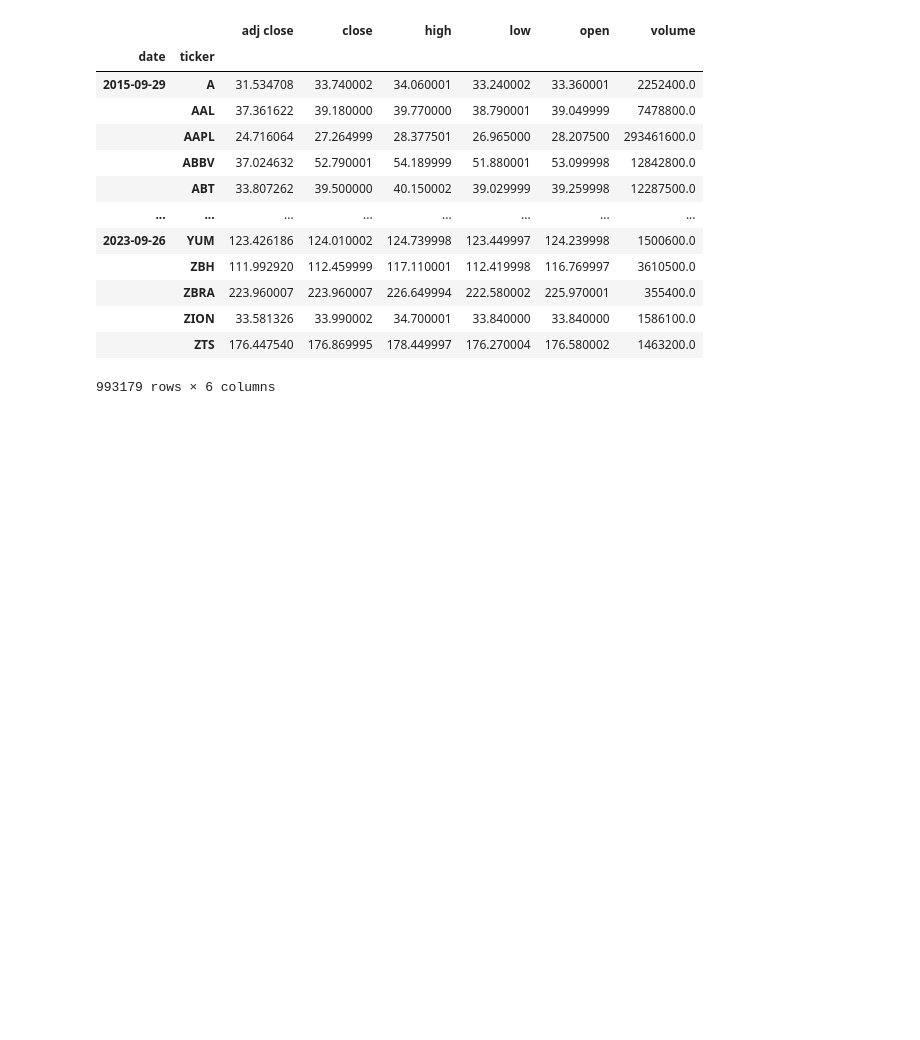
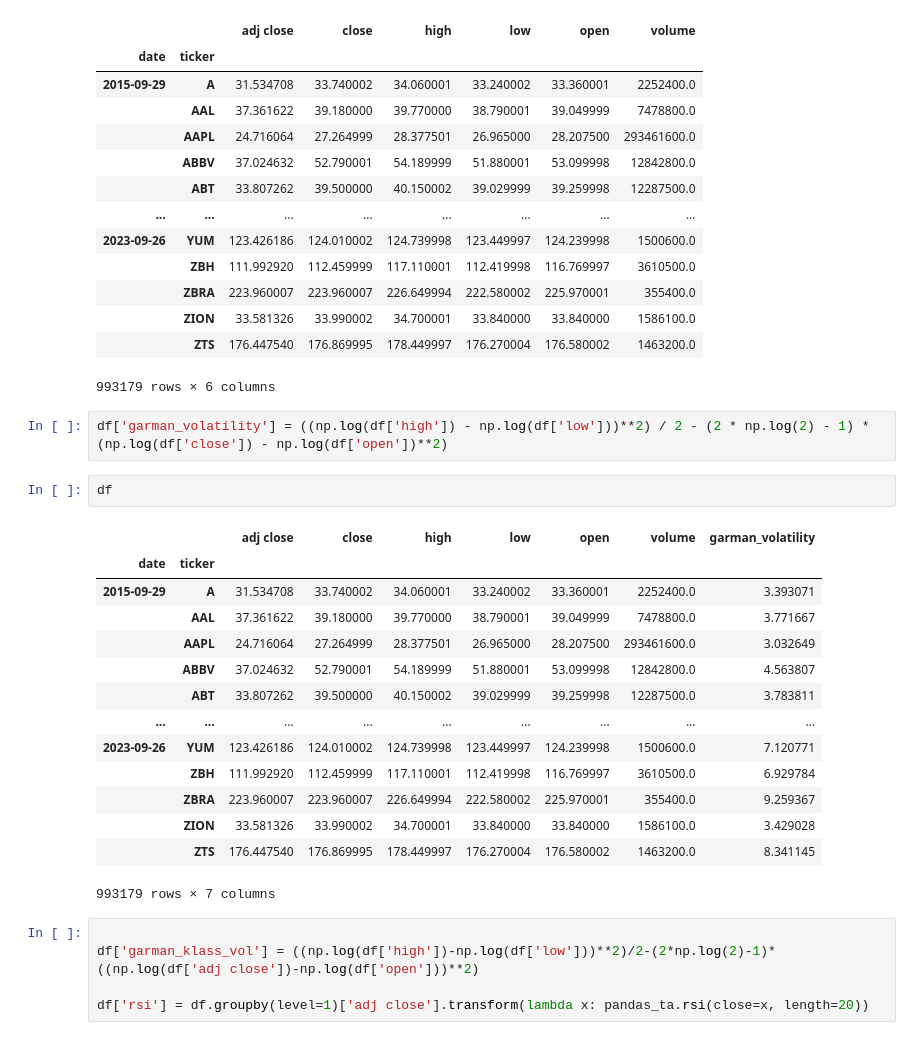
Before and after one commit to ranjan2829/Quant, a Jupyter notebook: Quant_&_Algorithmic_trading_strategy.ipynb, the cells around one changed output. Cells and saved outputs as stored; diff of their text form; blank space fills up the shorter version.

```diff
--- a/Quant_&_Algorithmic_trading_strategy.ipynb
+++ b/Quant_&_Algorithmic_trading_strategy.ipynb
@@ -72,3 +72,27 @@ ERROR:yfinance:['VLTO']: Exception("%ticker%: Data doesn't exist for startDate =
 |  | ZION | 33.581326 | 33.990002 | 34.700001 | 33.840000 | 33.840000 | 1586100.0 |
 |  | ZTS | 176.447540 | 176.869995 | 178.449997 | 176.270004 | 176.580002 | 1463200.0 |
 993179 rows × 6 columns
+# %%
+df['garman_volatility'] = ((np.log(df['high']) - np.log(df['low']))**2) / 2 - (2 * np.log(2) - 1) * (np.log(df['close']) - np.log(df['open'])**2)
+# %%
+df
+# %% [output]
+|  |  | adj close | close | high | low | open | volume | garman_volatility |
+| date | ticker |  |  |  |  |  |  |  |
+| 2015-09-29 | A | 31.534708 | 33.740002 | 34.060001 | 33.240002 | 33.360001 | 2252400.0 | 3.393071 |
+|  | AAL | 37.361622 | 39.180000 | 39.770000 | 38.790001 | 39.049999 | 7478800.0 | 3.771667 |
+|  | AAPL | 24.716064 | 27.264999 | 28.377501 | 26.965000 | 28.207500 | 293461600.0 | 3.032649 |
+|  | ABBV | 37.024632 | 52.790001 | 54.189999 | 51.880001 | 53.099998 | 12842800.0 | 4.563807 |
+|  | ABT | 33.807262 | 39.500000 | 40.150002 | 39.029999 | 39.259998 | 12287500.0 | 3.783811 |
+| ... | ... | ... | ... | ... | ... | ... | ... | ... |
+| 2023-09-26 | YUM | 123.426186 | 124.010002 | 124.739998 | 123.449997 | 124.239998 | 1500600.0 | 7.120771 |
+|  | ZBH | 111.992920 | 112.459999 | 117.110001 | 112.419998 | 116.769997 | 3610500.0 | 6.929784 |
+|  | ZBRA | 223.960007 | 223.960007 | 226.649994 | 222.580002 | 225.970001 | 355400.0 | 9.259367 |
+|  | ZION | 33.581326 | 33.990002 | 34.700001 | 33.840000 | 33.840000 | 1586100.0 | 3.429028 |
+|  | ZTS | 176.447540 | 176.869995 | 178.449997 | 176.270004 | 176.580002 | 1463200.0 | 8.341145 |
+993179 rows × 7 columns
+# %%
+
+df['garman_klass_vol'] = ((np.log(df['high'])-np.log(df['low']))**2)/2-(2*np.log(2)-1)*((np.log(df['adj close'])-np.log(df['open']))**2)
+
+df['rsi'] = df.groupby(level=1)['adj close'].transform(lambda x: pandas_ta.rsi(close=x, length=20))
```
Also changed, not shown: parts of 1 cell of this notebook.
